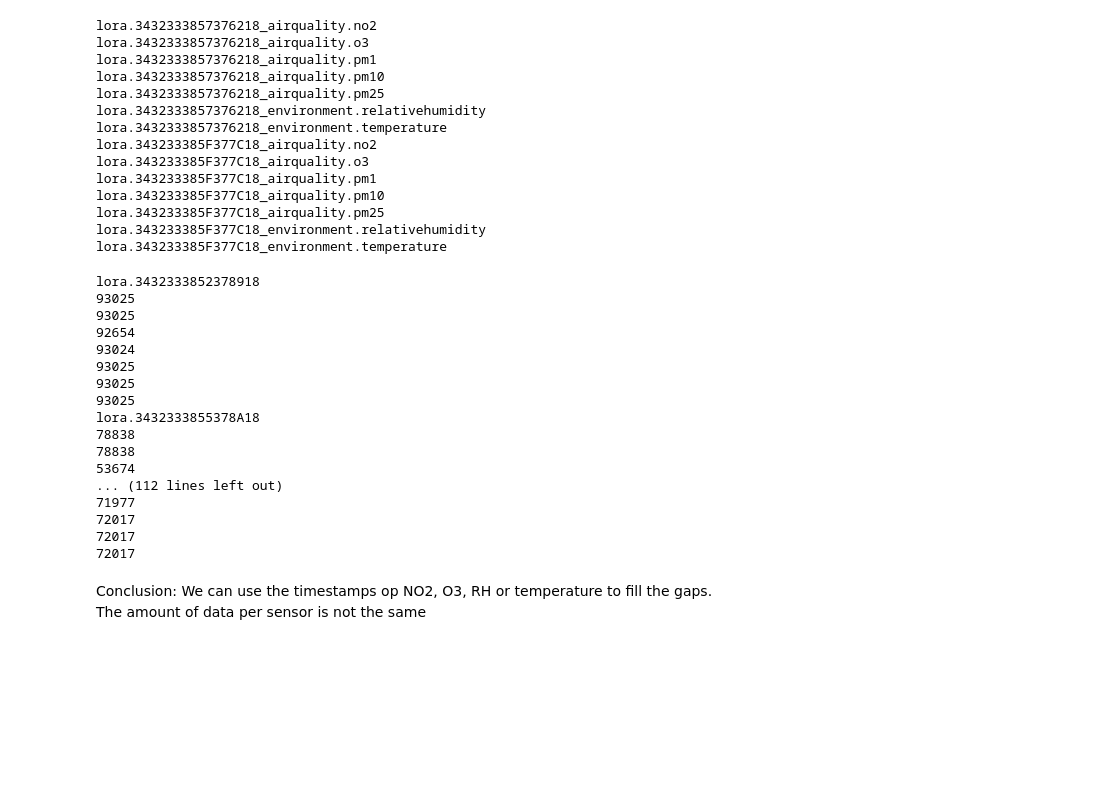
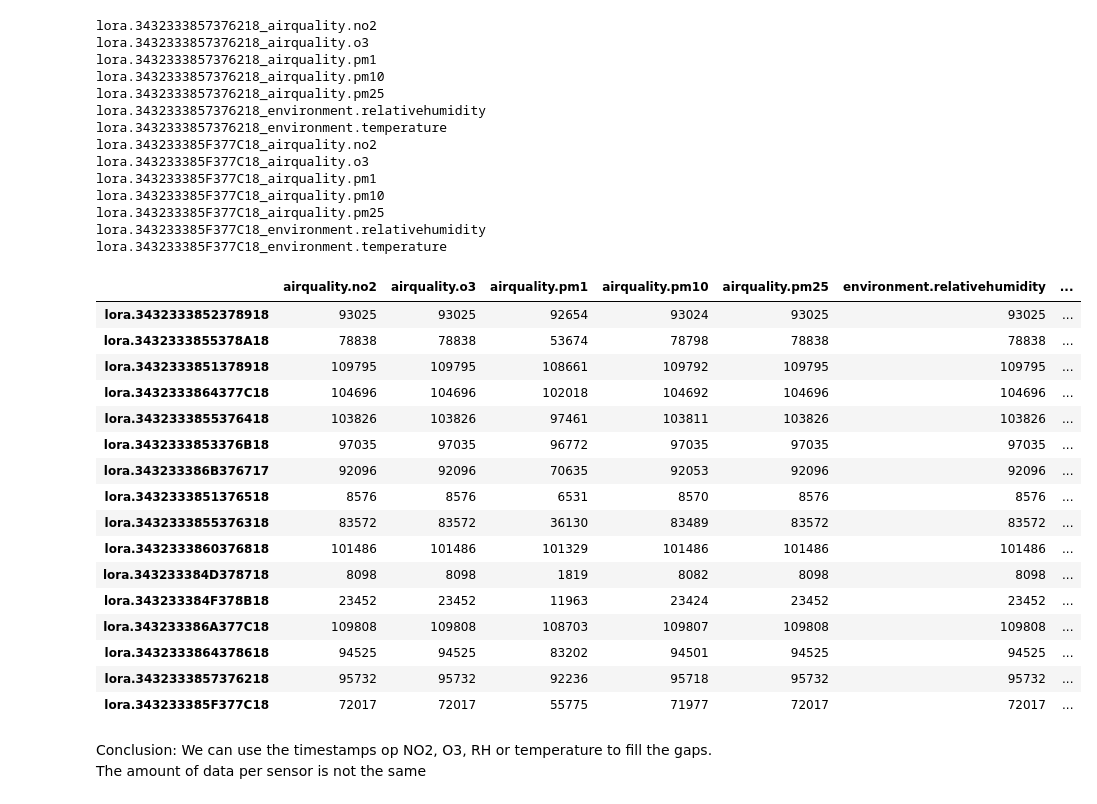
Before and after one commit to jeffgeudens/Thesis, a Jupyter notebook: Case 2 - Bel-Air/Belair - Data Collection Air quality sensor.ipynb, the cells around one changed output. Cells and saved outputs as stored; diff of their text form; code cells hidden in the pictures; blank space fills up the shorter version.

```diff
--- a/Case 2 - Bel-Air/Belair - Data Collection Air quality sensor.ipynb
+++ b/Case 2 - Bel-Air/Belair - Data Collection Air quality sensor.ipynb
@@ -139,30 +139,31 @@ lora.343233385F377C18_airquality.pm25
 lora.343233385F377C18_environment.relativehumidity
 lora.343233385F377C18_environment.temperature
 # %%
+sizes = pd.DataFrame(columns=metricsList, index=device_list)
 for dev in device_list:
-    print(dev)
     path = r'C:\Users\JeffG\Desktop\Case 2 - data\data/' + dev
     for metricID in metricsList:
-        df = pd.read_csv(path+'\\'+str(dev) +'_' + metricID +'_Belair'+'.csv')
-        print(len(df))
+        sizes.loc[dev][metricID] = len(pd.read_csv(path+'\\'+str(dev) +'_' + metricID +'_Belair'+'.csv'))
-# %% [output]
-lora.3432333852378918
-93025
-93025
-92654
-93024
-93025
-93025
-93025
-lora.3432333855378A18
-78838
-78838
-53674
-... (112 lines left out)
-71977
-72017
-72017
-72017
+# %%
+sizes
+# %% [output]
+|  | airquality.no2 | airquality.o3 | airquality.pm1 | airquality.pm10 | airquality.pm25 | environment.relativehumidity | ... |
+| lora.3432333852378918 | 93025 | 93025 | 92654 | 93024 | 93025 | 93025 | ... |
+| lora.3432333855378A18 | 78838 | 78838 | 53674 | 78798 | 78838 | 78838 | ... |
+| lora.3432333851378918 | 109795 | 109795 | 108661 | 109792 | 109795 | 109795 | ... |
+| lora.3432333864377C18 | 104696 | 104696 | 102018 | 104692 | 104696 | 104696 | ... |
+| lora.3432333855376418 | 103826 | 103826 | 97461 | 103811 | 103826 | 103826 | ... |
+| lora.3432333853376B18 | 97035 | 97035 | 96772 | 97035 | 97035 | 97035 | ... |
+| lora.343233386B376717 | 92096 | 92096 | 70635 | 92053 | 92096 | 92096 | ... |
+| lora.3432333851376518 | 8576 | 8576 | 6531 | 8570 | 8576 | 8576 | ... |
+| lora.3432333855376318 | 83572 | 83572 | 36130 | 83489 | 83572 | 83572 | ... |
+| lora.3432333860376818 | 101486 | 101486 | 101329 | 101486 | 101486 | 101486 | ... |
+| lora.343233384D378718 | 8098 | 8098 | 1819 | 8082 | 8098 | 8098 | ... |
+| lora.343233384F378B18 | 23452 | 23452 | 11963 | 23424 | 23452 | 23452 | ... |
+| lora.343233386A377C18 | 109808 | 109808 | 108703 | 109807 | 109808 | 109808 | ... |
+| lora.3432333864378618 | 94525 | 94525 | 83202 | 94501 | 94525 | 94525 | ... |
+| lora.3432333857376218 | 95732 | 95732 | 92236 | 95718 | 95732 | 95732 | ... |
+| lora.343233385F377C18 | 72017 | 72017 | 55775 | 71977 | 72017 | 72017 | ... |
 # %% [markdown]
 Conclusion:
 We can use the timestamps op NO2, O3, RH or temperature to fill the gaps.
```
Also changed, not shown: parts of 4 cells of this notebook, 7 other files.
